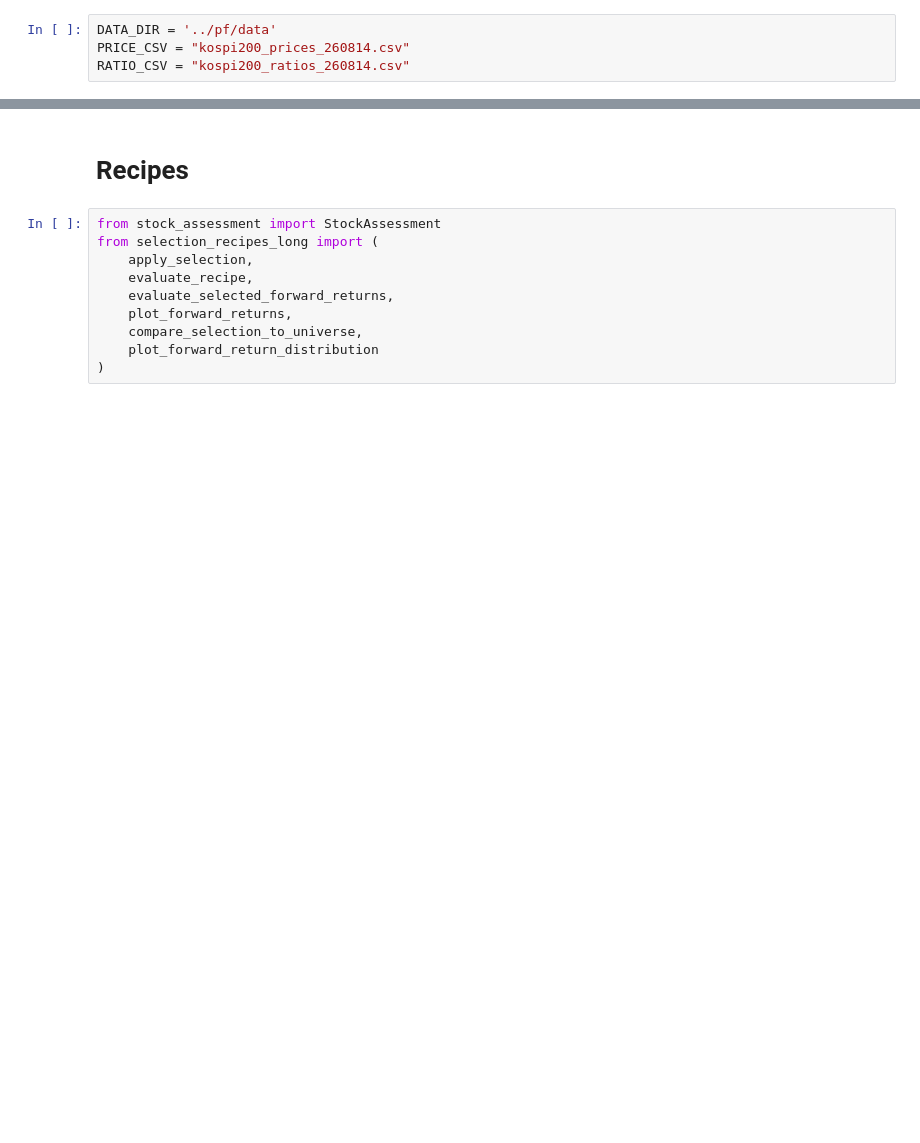
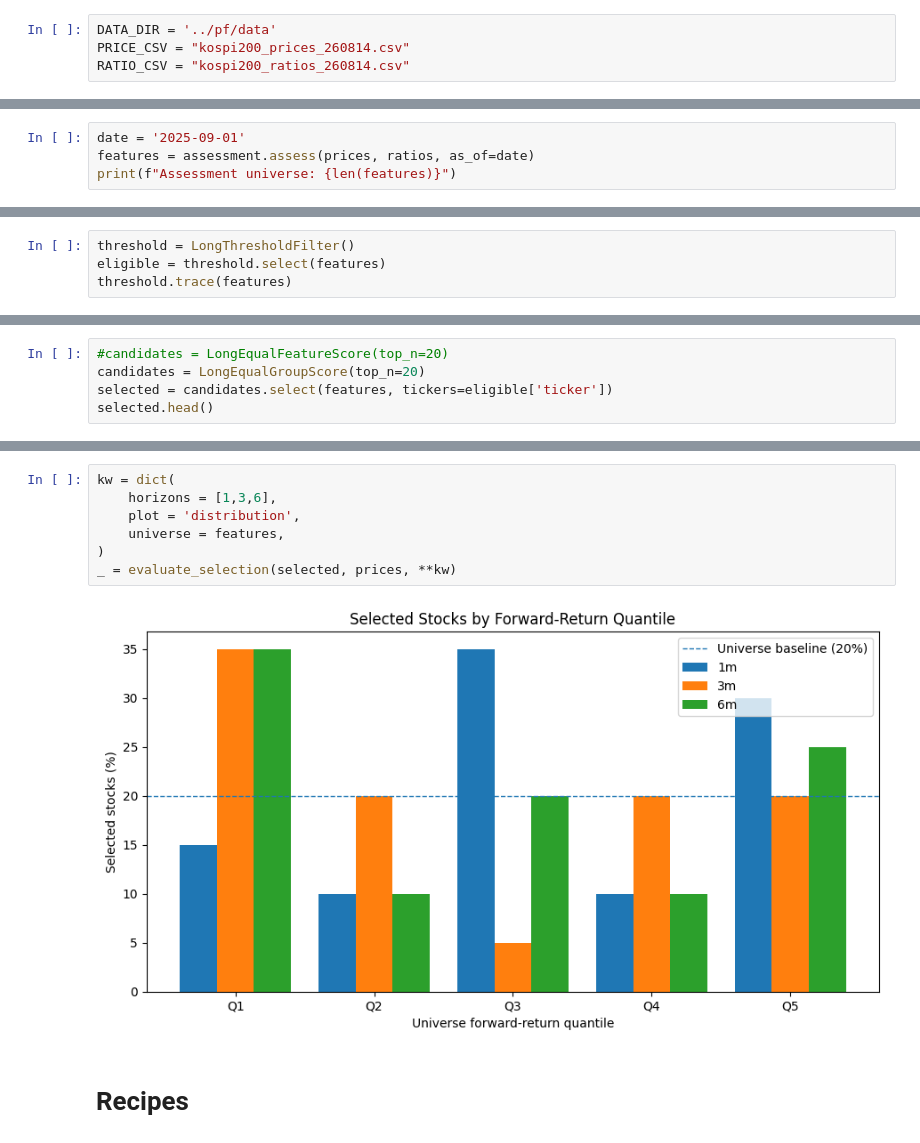
Before and after one commit to lbk209/stocksift, a Jupyter notebook: example_stock_selection_long_v4.ipynb, the cells around one changed output, grey strips where cells are left out. Saved outputs shown, nothing was run; the diff lists cells and outputs as text; blank space fills up the shorter version.

```diff
--- a/example_stock_selection_long_v4.ipynb
+++ b/example_stock_selection_long_v4.ipynb
@@ -127,0 +23,4 @@ Equal-group top 20 within threshold-eligible tickers
+# %%
+date = '2025-09-01'
+features = assessment.assess(prices, ratios, as_of=date)
+print(f"Assessment universe: {len(features)}")
@@ -127,0 +29,4 @@ Equal-group top 20 within threshold-eligible tickers
+# %%
+threshold = LongThresholdFilter()
+eligible = threshold.select(features)
+threshold.trace(features)
@@ -127,0 +39,5 @@ Equal-group top 20 within threshold-eligible tickers
+# %%
+#candidates = LongEqualFeatureScore(top_n=20)
+candidates = LongEqualGroupScore(top_n=20)
+selected = candidates.select(features, tickers=eligible['ticker'])
+selected.head()
@@ -128,12 +52,11 @@ Equal-group top 20 within threshold-eligible tickers
+# %%
+kw = dict(
+    horizons = [1,3,6],
+    plot = 'distribution',
+    universe = features,
+)
+_ = evaluate_selection(selected, prices, **kw)
+# %% [output]
+[figure, added]
 # %% [markdown]
 # Recipes
-# %%
-from stock_assessment import StockAssessment
-from selection_recipes_long import (
-    apply_selection,
-    evaluate_recipe,
-    evaluate_selected_forward_returns,
-    plot_forward_returns,
-    compare_selection_to_universe,
-    plot_forward_return_distribution
-)
```
Also changed, not shown: parts of 37 cells of this notebook, 6 other files.
